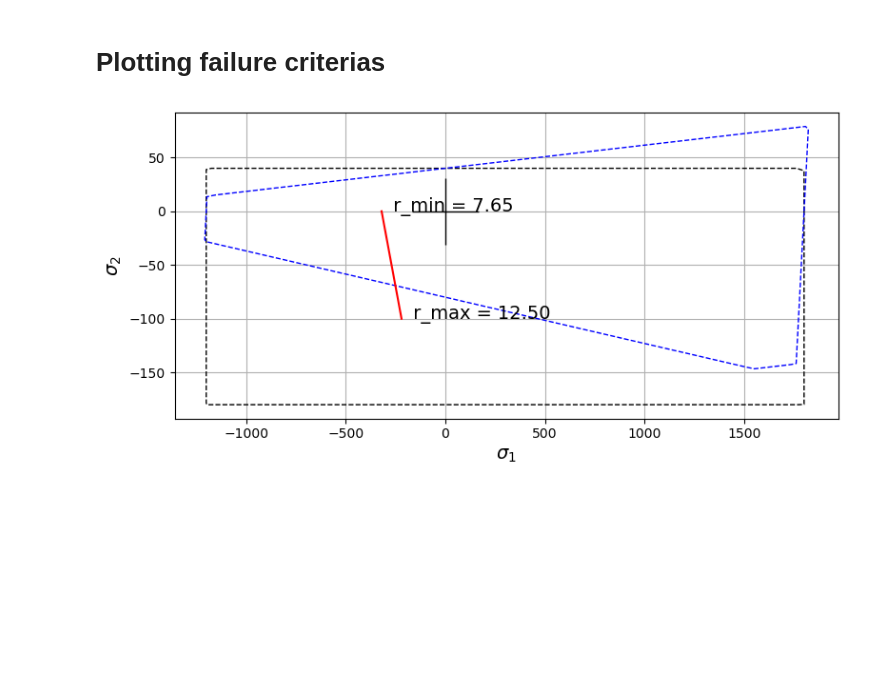
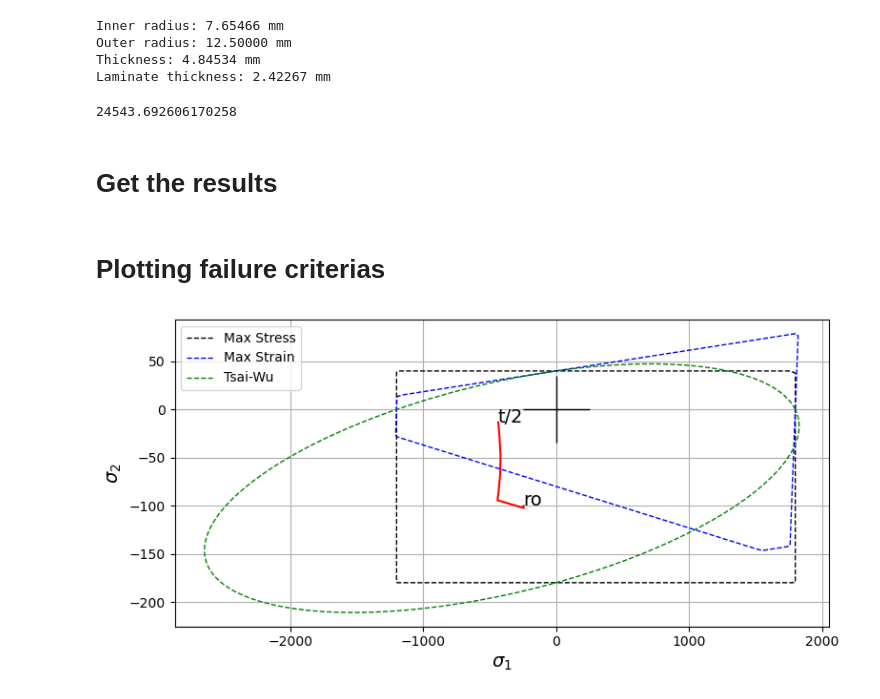
Before and after one commit to Hakonimatata/Lettvekt-Design, a Jupyter notebook: A2/A2_testing.ipynb, the cells around one changed output. Saved outputs shown, nothing was run; the diff lists cells and outputs as text; code cells hidden in the pictures; blank space fills up the shorter version.

Commit message:
results from abaqus plotted

```diff
--- a/A2/A2_testing.ipynb
+++ b/A2/A2_testing.ipynb
@@ -220,0 +191,46 @@ plt.show()
+# %%
+#TODO: fiks enheter
+Carbon_EpoxyA = {
+    "name": "Carbon/Epoxy(a)",
+    "units": "MPa-mm-Mg", "type": "UD", "fiber": "Carbon",
+    "Vf": 0.55,
+    "rho": 1600, # kg/m^3
+    "description": "Typical low modulus carbon/Epoxy from TMM4175",
+    "E1": 130000,
+    "E2": 10000,
+    "E3": 10000,
+    "v12": 0.28, "v13": 0.28, "v23": 0.5,
+    "G12": 4500, "G13": 4500, "G23": 3500,
+    "a1": -0.5e-06, "a2": 3.0e-05, "a3": 3.0e-05,
+    "XT": 1800, "YT": 40, "ZT": 40,
+    "XC": 1200, "YC": 180, "ZC": 180,
+    "S12": 70, "S13": 70, "S23": 40,
+    "f12":-0.5, "f13":-0.5, "f23":-0.5
+}
+# %%
+D_end = MAX_DIAMETER
+num_layers = 2
+
+d = get_inner_diameter(D_end, RHO_W, rho_material=Carbon_EpoxyA['rho'])
+
+ri = d/2.0
+ro = D_end/2.0
+t = ro - ri
+h = t / num_layers
+
+print(f"Inner radius: {ri:.5f} mm\nOuter radius: {ro:.5f} mm\nThickness: {t:.5f} mm\nLaminate thickness: {h:.5f} mm")
+# %% [output]
+Inner radius: 7.65466 mm
+Outer radius: 12.50000 mm
+Thickness: 4.84534 mm
+Laminate thickness: 2.42267 mm
+# %%
+# Force calculation for Abaqus
+
+A = 0.5 * np.pi * ro**2
+F = A * EXTERNAL_PRESSURE
+F
+# %% [output]
+24543.692606170258
+# %% [markdown]
+# Get the results
@@ -223,11 +300,9 @@ plt.show()
 # %%
 # Get D and d
 D = MAX_DIAMETER
 d = get_inner_diameter(D, RHO_W, rho_material=Carbon_EpoxyA['rho'])
 
-# Get stresses
-r, sigma_r, sigma_theta = calculate_pipe_pressure_stresses(Pi=0, Po=EXTERNAL_PRESSURE, ri=(d/2.0), ro=(D/2.0), num_points=6)
 
-plot_failure_criterias(Carbon_EpoxyA, r, sigma_1=sigma_theta, sigma_2=sigma_r)
+plot_failure_criterias(Carbon_EpoxyA, pos, sigma_1=S11, sigma_2=S33, label_start="ro", label_end="t/2")
 # %% [output]
-[figure, old version]
+[figure, new version]
```
Also changed, not shown: parts of 5 cells of this notebook.
